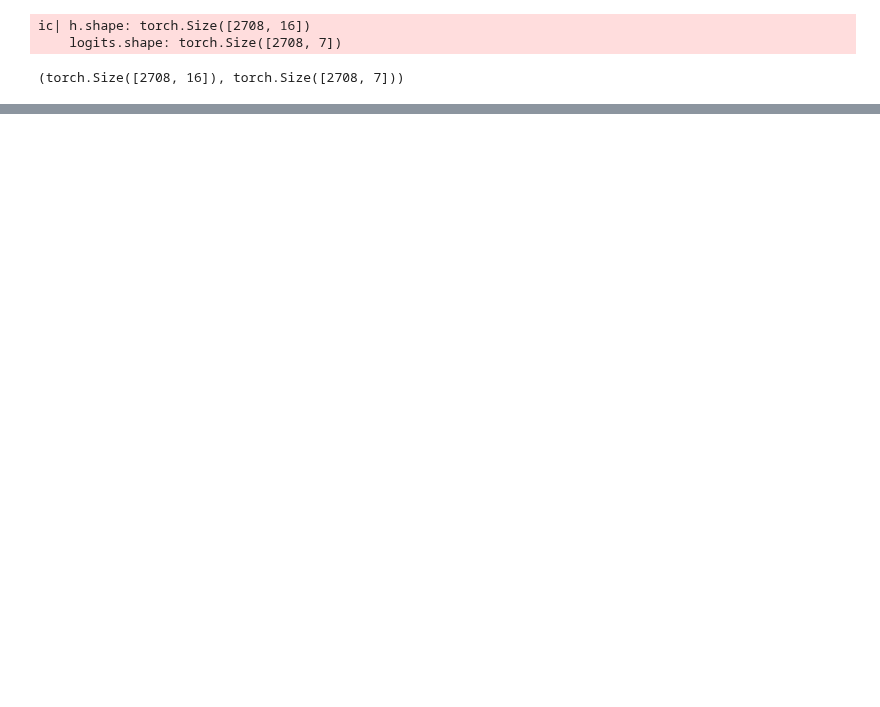
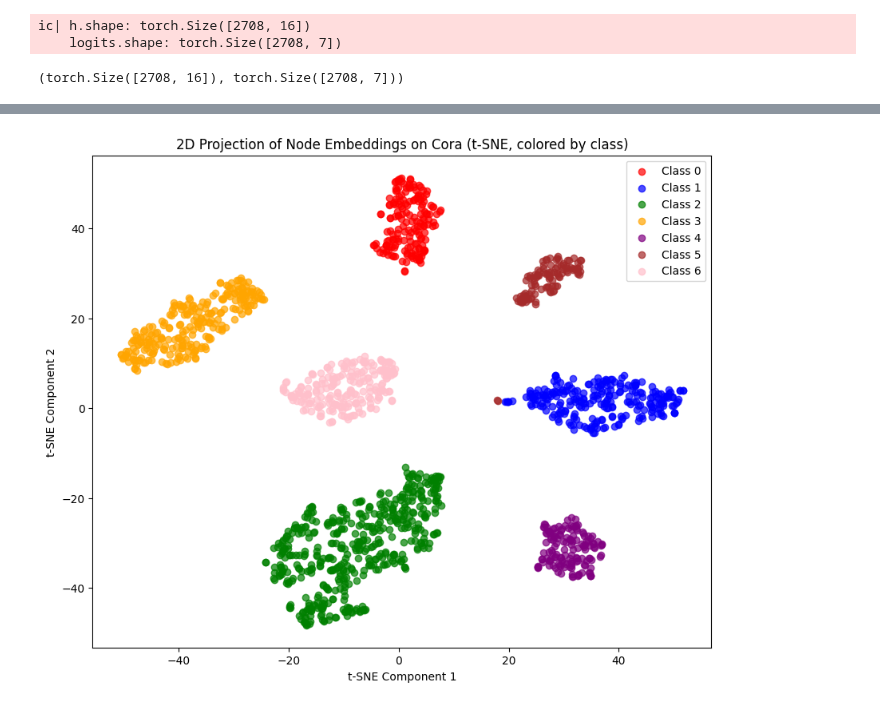
Before and after one commit to jean-kunz/cop_gnn, a Jupyter notebook: nbks/GCN-cora.ipynb, the cells around one changed output, grey strips where cells are left out. Cells and saved outputs as stored; diff of their text form; code cells hidden in the pictures; blank space fills up the shorter version.

Commit message:
add train GNN on classifier

```diff
--- a/nbks/GCN-cora.ipynb
+++ b/nbks/GCN-cora.ipynb
@@ -611,4 +600,7 @@ class GNNClassifier(nn.Module):
         logits = self.classifier(h)  # Classification logits
         return h, logits  # Return embed
 # %%
+nb_classes = len(set(labels.tolist()))
+y = torch.LongTensor(labels).to(device)
+y
 # %% [output]
@@ -616,10 +608,10 @@ class GNNClassifier(nn.Module):
 # %%
-nb_classes = len(set(labels.tolist()))
+
 model = GNNClassifier(
     input_dim=features_nb, hidden_dim=32, embedding_dim=16, num_classes=nb_classes
 ).to(device)
-h, logits = model(x.to(device), adj_bar.to(device))
-ic(h.shape, logits.shape)  # h: (N, 16), logits: (N, 7)
+h, train_logits = model(x.to(device), adj_bar.to(device))
+ic(h.shape, train_logits.shape)  # h: (N, 16), logits: (N, 7)
 # %% [output]
 ic| h.shape: torch.Size([2708, 16])
     logits.shape: torch.Size([2708, 7])
@@ -626,0 +690,4 @@ ic| h.shape: torch.Size([2708, 16])
+# %%
+visualize_tsne_embeddings(train_embeddings.detach().cpu().numpy(), train_labels)
+# %% [output]
+[figure, added]
```
Also changed, not shown: parts of 12 cells of this notebook.
